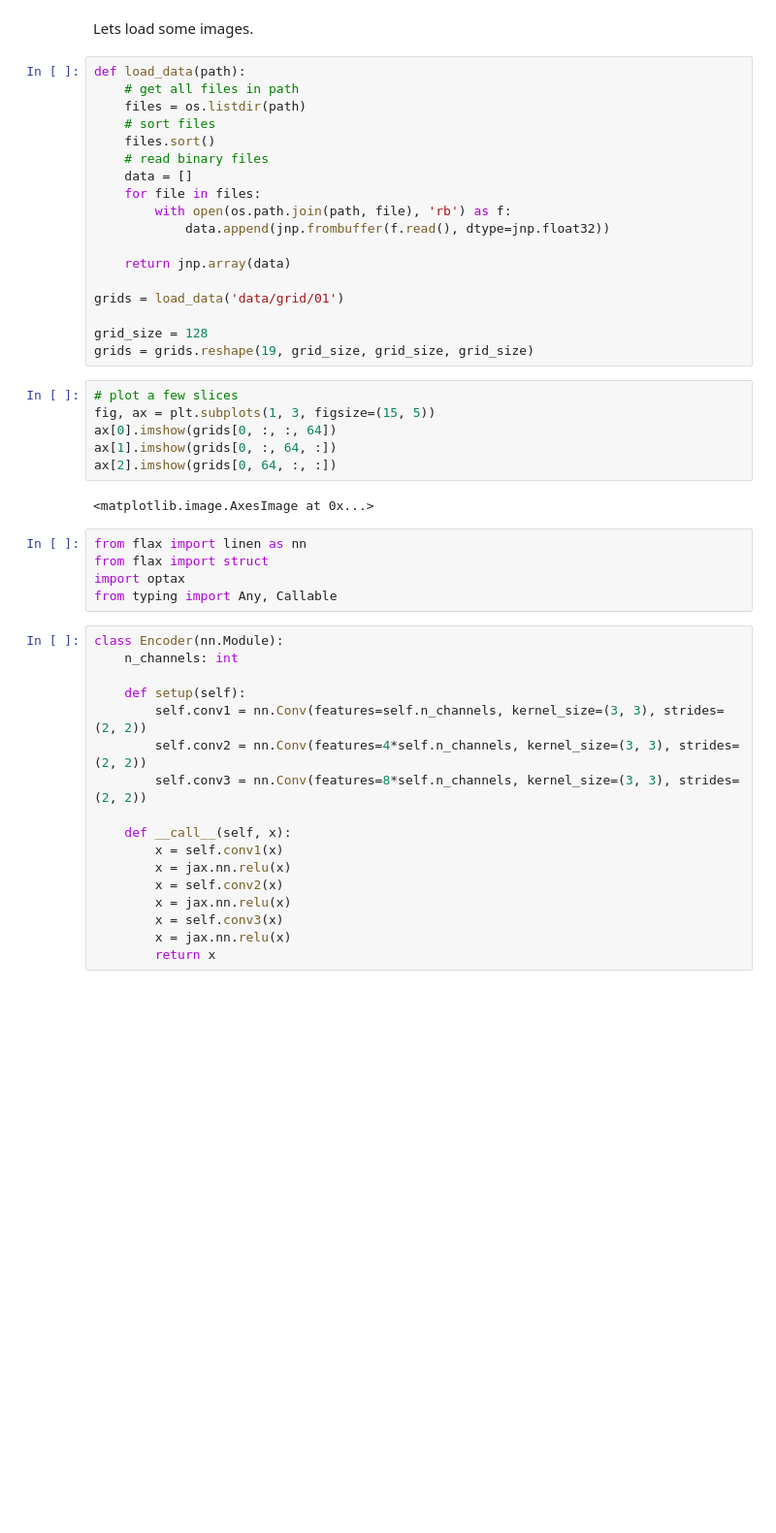
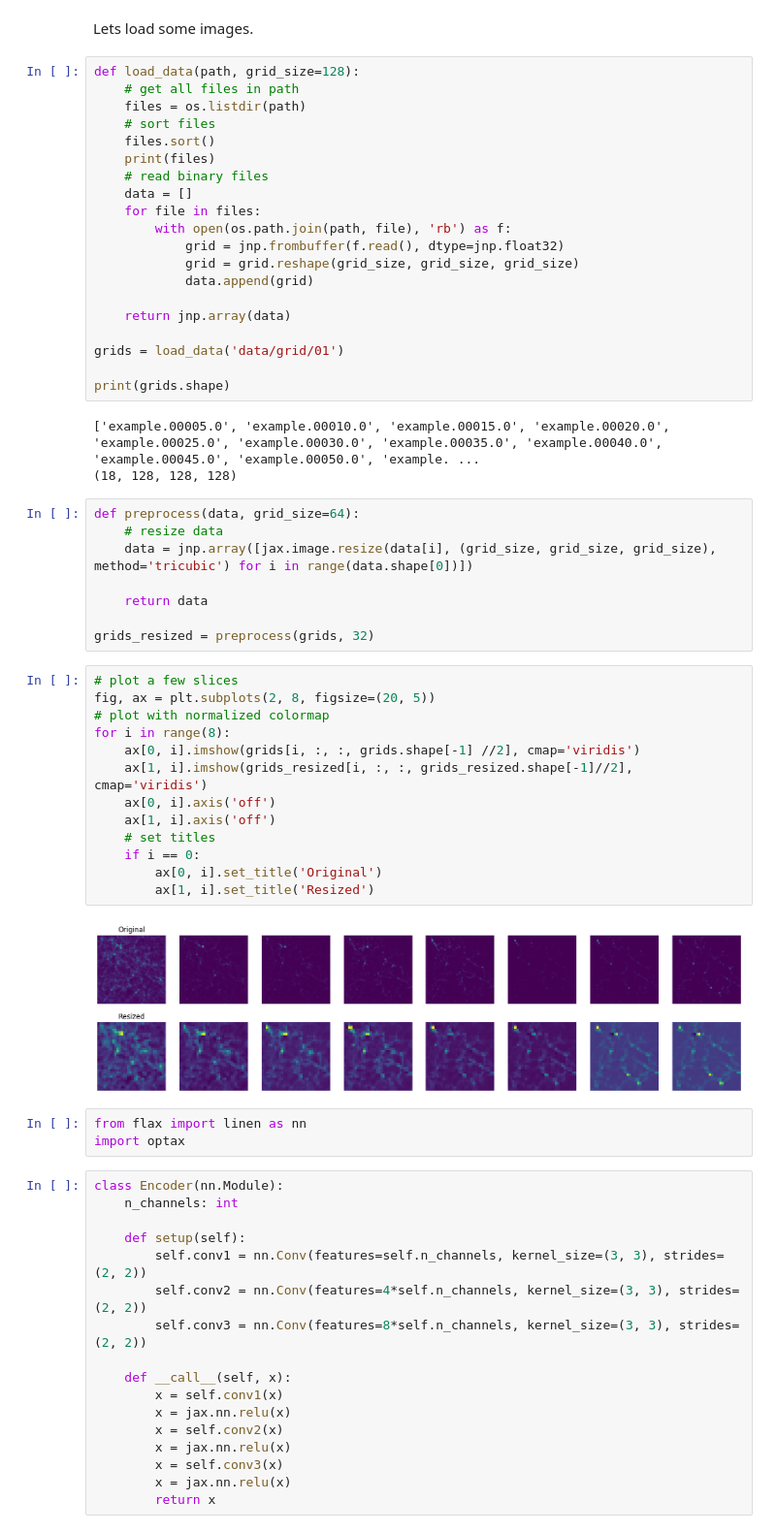
Before and after one commit to andrinr/IC-prediction, a Jupyter notebook: autoencoder.ipynb, the cells around one changed output. Shown: that part at 97% size. Cells and saved outputs as stored; diff of their text form; blank space fills up the shorter version.

Commit message:
plotting data

```diff
--- a/autoencoder.ipynb
+++ b/autoencoder.ipynb
@@ -7,36 +7,54 @@ import os
 # %% [markdown]
 Lets load some images.
 # %%
-def load_data(path):
+def load_data(path, grid_size=128):
     # get all files in path
     files = os.listdir(path)
     # sort files
     files.sort()
+    print(files)
     # read binary files
     data = []
     for file in files:
         with open(os.path.join(path, file), 'rb') as f:
-            data.append(jnp.frombuffer(f.read(), dtype=jnp.float32))
+            grid = jnp.frombuffer(f.read(), dtype=jnp.float32)
+            grid = grid.reshape(grid_size, grid_size, grid_size)
+            data.append(grid)
 
     return jnp.array(data)
 
 grids = load_data('data/grid/01')
 
-grid_size = 128
-grids = grids.reshape(19, grid_size, grid_size, grid_size)
+print(grids.shape)
+# %% [output]
+['example.00005.0', 'example.00010.0', 'example.00015.0', 'example.00020.0', 'example.00025.0', 'example.00030.0', 'example.00035.0', 'example.00040.0', 'example.00045.0', 'example.00050.0', 'example. ...
+(18, 128, 128, 128)
-# %%
-# plot a few slices
-fig, ax = plt.subplots(1, 3, figsize=(15, 5))
-ax[0].imshow(grids[0, :, :, 64])
-ax[1].imshow(grids[0, :, 64, :])
-ax[2].imshow(grids[0, 64, :, :])
-# %% [output]
-<matplotlib.image.AxesImage at 0x...>
+# %%
+def preprocess(data, grid_size=64):
+    # resize data
+    data = jnp.array([jax.image.resize(data[i], (grid_size, grid_size, grid_size), method='tricubic') for i in range(data.shape[0])])
+
+    return data
+
+grids_resized = preprocess(grids, 32)
+# %%
+# plot a few slices
+fig, ax = plt.subplots(2, 8, figsize=(20, 5))
+# plot with normalized colormap
+for i in range(8):
+    ax[0, i].imshow(grids[i, :, :, grids.shape[-1] //2], cmap='viridis')
+    ax[1, i].imshow(grids_resized[i, :, :, grids_resized.shape[-1]//2], cmap='viridis')
+    ax[0, i].axis('off')
+    ax[1, i].axis('off')
+    # set titles
+    if i == 0:
+        ax[0, i].set_title('Original')
+        ax[1, i].set_title('Resized')
+# %% [output]
+[figure, added]
 # %%
 from flax import linen as nn
-from flax import struct
 import optax
-from typing import Any, Callable
 # %%
 class Encoder(nn.Module):
     n_channels: int
```
